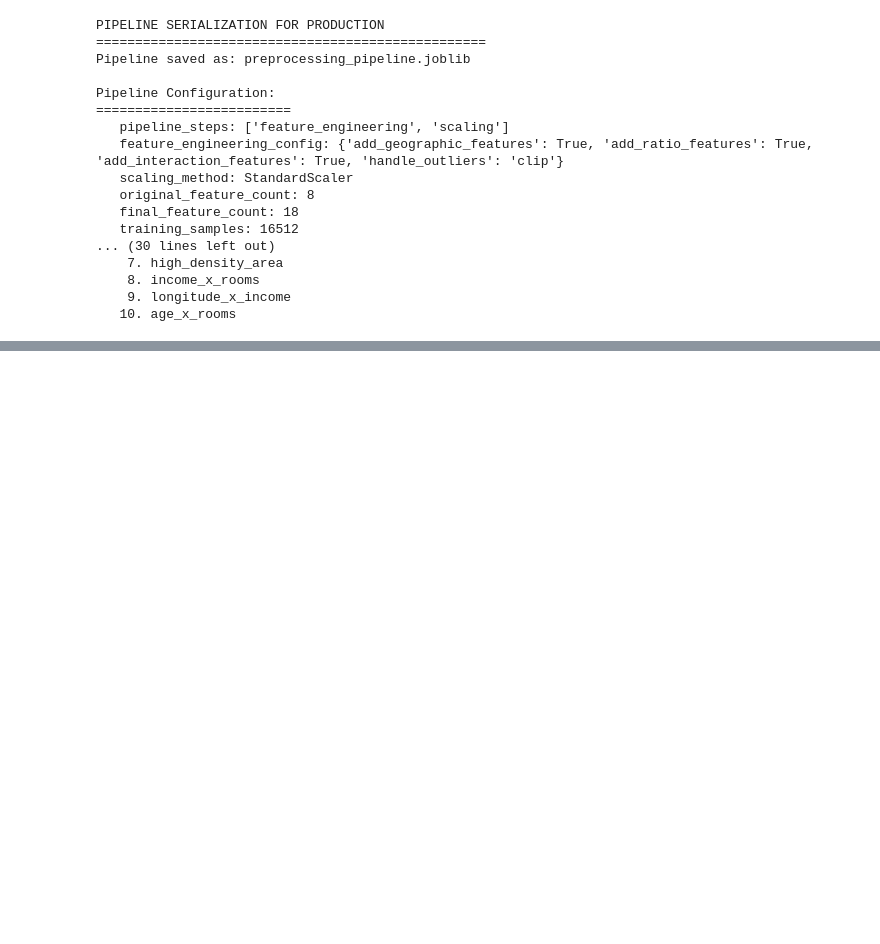
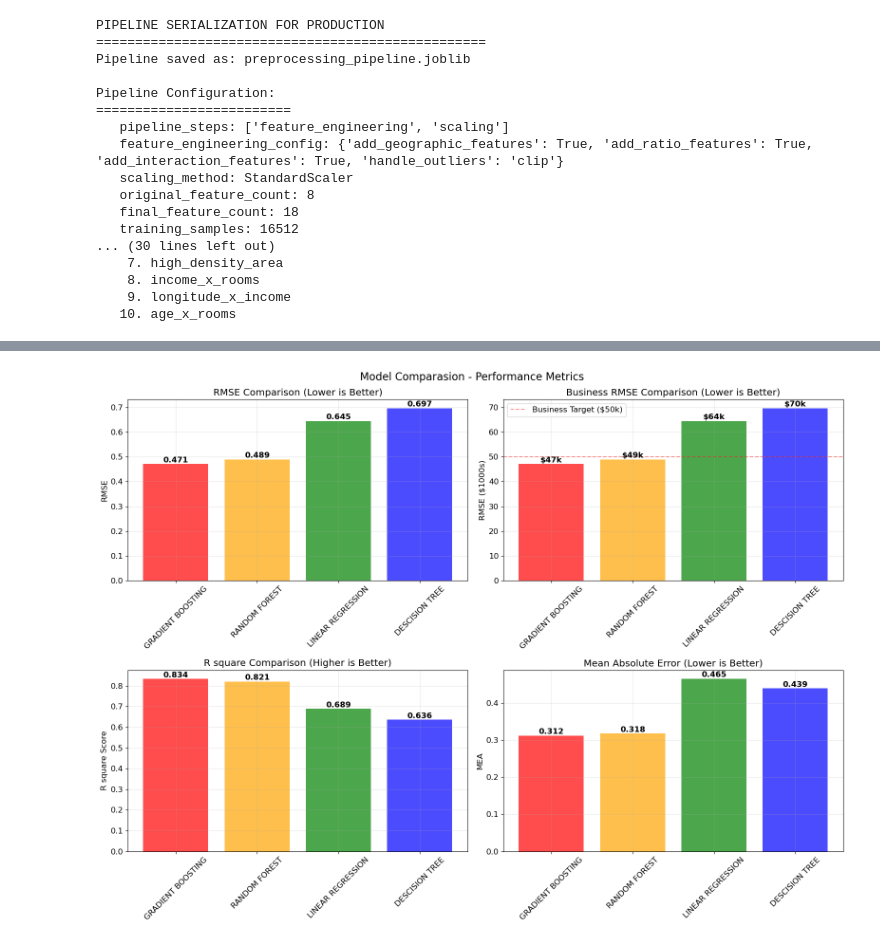
Before and after one commit to gosaye0/ML-Main, a Jupyter notebook: courses/hands_on_ml/ch02_end_to_end_project/ch02_end_to_end_project.ipynb, the cells around one changed output, grey strips where cells are left out. Drawn from its saved outputs; the diff is of its cells as text; code cells hidden in the pictures; blank space fills up the shorter version.

```diff
--- a/courses/hands_on_ml/ch02_end_to_end_project/ch02_end_to_end_project.ipynb
+++ b/courses/hands_on_ml/ch02_end_to_end_project/ch02_end_to_end_project.ipynb
@@ -1485,0 +1828,97 @@ Pipeline Configuration:
+# %%
+print("MODEL COMPARISON")
+print("=" * 150)
+
+results = [lin_reg_results, tree_reg_results, forest_reg_results, gradient_reg_results]
+
+results_data = []
+for result in results:
+    results_data.append({
+        'Model': result['model'],
+        'RMSE': result['rmse_mean'],
+        'Business_RMSE': result['business_rmse'],
+        'MAE': result['mae_mean'],
+        'R_Squared': result['r2_mean']
+    })
+results_data_df = pd.DataFrame(results_data).sort_values('RMSE')
+for col in ["RMSE", "Business_RMSE", "MAE", "R_Squared"]:
+    results_data_df[col] = results_data_df[col].str.replace(",", "", regex=True).astype(float)
+display(results_data_df)
+
+print("Model Performance Summary")
+print("=" * 50)
+
+fig, ((ax1, ax2), (ax3, ax4)) = plt.subplots(2, 2, figsize = (16, 12))
+fig.suptitle("Model Comparasion - Performance Metrics", fontsize = 16)
+
+models = results_data_df['Model'].tolist()
+colors = ['red', 'orange', 'green', 'blue']
+
+# 1. RMSE Comparasion
+bar1 = ax1.bar(models, results_data_df['RMSE'], color = colors, alpha = 0.7)
+ax1.set_title('RMSE Comparison (Lower is Better)')
+ax1.set_ylabel('RMSE')
+ax1.tick_params(axis='x', rotation=45)
+ax1.grid(True, alpha=0.3)
+
+# Add value labels on bars
+for bar, rmse in zip(bar1, results_data_df['RMSE']):
+    height = bar.get_height()
+    ax1.text(bar.get_x() + bar.get_width()/2., height + 0.001,
+            f"{rmse:.3f}", ha='center', va='bottom', fontweight='bold')
+
+# 2. Business RMSE comparasion (lower is better)
+bar2 = ax2.bar(models, results_data_df['Business_RMSE']/1000, color = colors, alpha = 0.7)
+ax2.axhline(y=50, color='red', linestyle='--', alpha=0.4, label='Business Target ($50k)')
+ax2.set_title('Business RMSE Comparison (Lower is Better)')
+ax2.set_ylabel('RMSE ($1000s)')
+ax2.tick_params(axis='x', rotation=45)
+ax2.legend()
+ax2.grid(True, alpha=0.3)
+
+# Add value labels
+for bar, rmse in zip(bar2, results_data_df['Business_RMSE']/1000):
+    height = bar.get_height()
+    ax2.text(bar.get_x() + bar.get_width()/2., height + 0.1,
+            f'${rmse:.0f}k', ha='center', va='bottom', fontweight='bold')
+
+
+# 3. R Square Comparison
+bar3 = ax3.bar(models, results_data_df['R_Squared'], color=colors, alpha=0.7)
+ax3.set_title('R square Comparison (Higher is Better)')
+ax3.set_ylabel('R square Score')
+ax3.tick_params(axis='x', rotation=45)
+ax3.grid(True, alpha=0.3)
+
+# Add value labels
+for bar, r2 in zip(bar3, results_data_df['R_Squared']):
+    height = bar.get_height()
+    ax3.text(bar.get_x() + bar.get_width()/2., height + 0.001,
+            f'{r2:.3f}', ha='center', va='bottom', fontweight='bold')
+
+# 4. MAE Comparison
+bar4 = ax4.bar(models, results_data_df['MAE'], color=colors, alpha=0.7)
+ax4.set_title('Mean Absolute Error (Lower is Better)')
+ax4.set_ylabel('MEA')
+ax4.tick_params(axis='x', rotation=45)
+ax4.grid(True, alpha=0.3)
+
+# Add value labels
+for bar, mae in zip(bar4, results_data_df['MAE']):
+    height = bar.get_height()
+    ax4.text(bar.get_x() + bar.get_width()/2., height + 0.001,
+            f'{mae:.3f}', ha='center', va='bottom', fontweight='bold')
+
+plt.tight_layout()
+plt.savefig("outputs/model_performance_comparasion.png", dpi = 300)
+plt.show()
+
+# Winner analysis
+best_model = results_data_df.iloc[0]
+print(f"\nBEST PERFORMING MODEL:")
+print("=" * 30)
+print(f"Model: {best_model['Model']}")
+print(f"RMSE: {best_model['RMSE']:.4f}")
+print(f"Business RMSE: ${best_model['Business_RMSE']:,.0f}")
+print(f"R Square: {best_model['R_Squared']:.4f}")
+# %% [output]
@@ -1485,0 +1934 @@ Pipeline Configuration:
+[figure, added]
```
Also changed, not shown: parts of 17 cells of this notebook.
